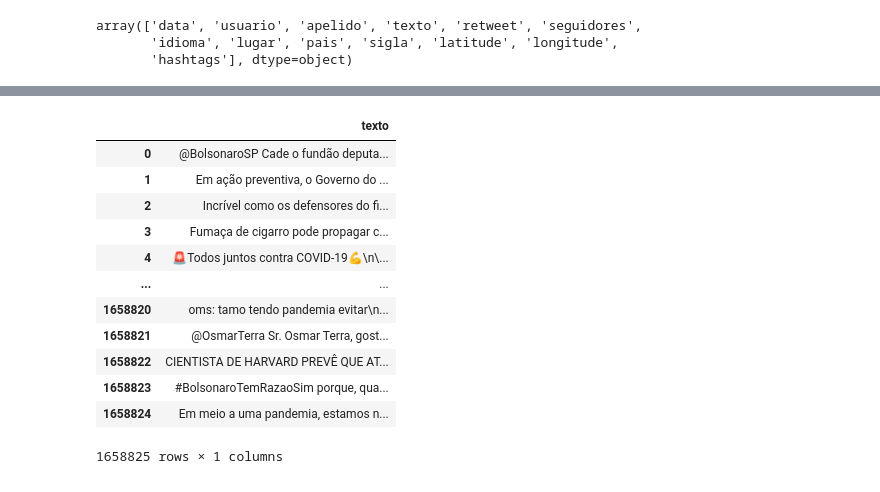
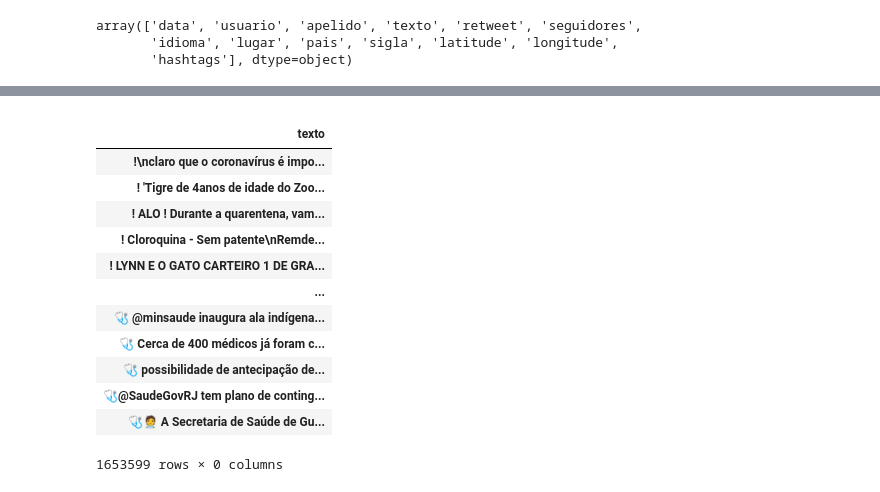
Before and after one commit to bmnds/uea-data-science-02-python-programming, a Jupyter notebook: trabalho_final.ipynb, the cells around one changed output, grey strips where cells are left out. Saved outputs shown, nothing was run; the diff lists cells and outputs as text; code cells hidden in the pictures.

Commit message:
select no texto

```diff
--- a/trabalho_final.ipynb
+++ b/trabalho_final.ipynb
@@ -141,2 +184,4 @@ array(['data', 'usuario', 'apelido', 'texto', 'retweet', 'seguidores',
 # %%
 twselect = tw.filter(items=['texto'])
+twselect = twselect.dropna()
+twselect
@@ -143,16 +202,17 @@ twselect = tw.filter(items=['texto'])
-# %%
-twselect
-# %% [output]
-|  | texto |
-| 0 | @BolsonaroSP Cade o fundão deputa... |
-| 1 | Em ação preventiva, o Governo do ... |
-| 2 | Incrível como os defensores do fi... |
-| 3 | Fumaça de cigarro pode propagar c... |
-| 4 | 🚨Todos juntos contra COVID-19💪\n\... |
-| ... | ... |
-| 1658820 | oms: tamo tendo pandemia evitar\n... |
-| 1658821 | @OsmarTerra Sr. Osmar Terra, gost... |
-| 1658822 | CIENTISTA DE HARVARD PREVÊ QUE AT... |
-| 1658823 | #BolsonaroTemRazaoSim porque, qua... |
-| 1658824 | Em meio a uma pandemia, estamos n... |
-1658825 rows × 1 columns
+# %%
+twselect.groupby('texto').count()
+# %% [output]
+|  |
+| texto |
+| !\nclaro que o coronavírus é impo... |
+| ! 'Tigre de 4anos de idade do Zoo... |
+| ! ALO ! Durante a quarentena, vam... |
+| ! Cloroquina - Sem patente\nRemde... |
+| ! LYNN E O GATO CARTEIRO 1 DE GRA... |
+| ... |
+| 🩺 @minsaude inaugura ala indígena... |
+| 🩺 Cerca de 400 médicos já foram c... |
+| 🩺 possibilidade de antecipação de... |
+| 🩺@SaudeGovRJ tem plano de conting... |
+| 🩺🧑‍⚕️ A Secretaria de Saúde de Gu... |
+1653599 rows × 0 columns
```
Also changed, not shown: parts of 9 cells of this notebook.
